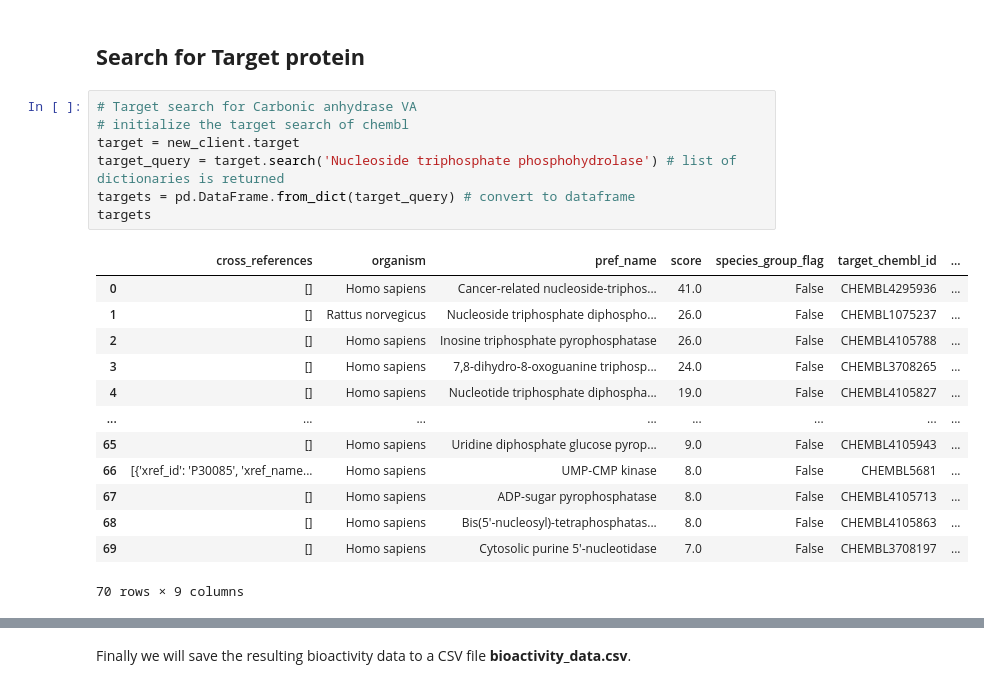
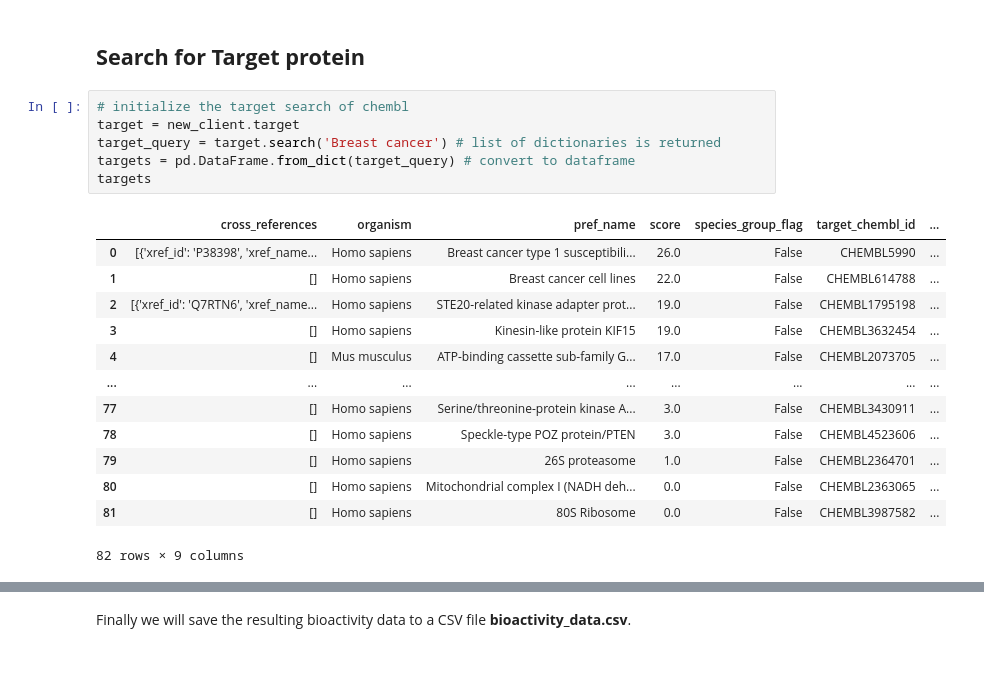
Before and after one commit to aradar46/DrugDiscovery, a Jupyter notebook: Computational Drug Discovery - Machine Learning.ipynb, the cells around one changed output, grey strips where cells are left out. Drawn from its saved outputs; the diff is of its cells as text.

Commit message:
modified target

```diff
--- a/Computational Drug Discovery - Machine Learning.ipynb
+++ b/Computational Drug Discovery - Machine Learning.ipynb
@@ -21,23 +21,22 @@ from chembl_webresource_client.new_client import new_client
 # %% [markdown]
 ## **Search for Target protein**
 # %%
-# Target search for Carbonic anhydrase VA
 # initialize the target search of chembl
 target = new_client.target
-target_query = target.search('Nucleoside triphosphate phosphohydrolase') # list of dictionaries is returned
+target_query = target.search('Breast cancer') # list of dictionaries is returned
 targets = pd.DataFrame.from_dict(target_query) # convert to dataframe
 targets
 # %% [output]
 |  | cross_references | organism | pref_name | score | species_group_flag | target_chembl_id | ... |
-| 0 | [] | Homo sapiens | Cancer-related nucleoside-triphos... | 41.0 | False | CHEMBL4295936 | ... |
-| 1 | [] | Rattus norvegicus | Nucleoside triphosphate diphospho... | 26.0 | False | CHEMBL1075237 | ... |
-| 2 | [] | Homo sapiens | Inosine triphosphate pyrophosphatase | 26.0 | False | CHEMBL4105788 | ... |
-| 3 | [] | Homo sapiens | 7,8-dihydro-8-oxoguanine triphosp... | 24.0 | False | CHEMBL3708265 | ... |
-| 4 | [] | Homo sapiens | Nucleotide triphosphate diphospha... | 19.0 | False | CHEMBL4105827 | ... |
+| 0 | [{'xref_id': 'P38398', 'xref_name... | Homo sapiens | Breast cancer type 1 susceptibili... | 26.0 | False | CHEMBL5990 | ... |
+| 1 | [] | Homo sapiens | Breast cancer cell lines | 22.0 | False | CHEMBL614788 | ... |
+| 2 | [{'xref_id': 'Q7RTN6', 'xref_name... | Homo sapiens | STE20-related kinase adapter prot... | 19.0 | False | CHEMBL1795198 | ... |
+| 3 | [] | Homo sapiens | Kinesin-like protein KIF15 | 19.0 | False | CHEMBL3632454 | ... |
+| 4 | [] | Mus musculus | ATP-binding cassette sub-family G... | 17.0 | False | CHEMBL2073705 | ... |
 | ... | ... | ... | ... | ... | ... | ... | ... |
-| 65 | [] | Homo sapiens | Uridine diphosphate glucose pyrop... | 9.0 | False | CHEMBL4105943 | ... |
-| 66 | [{'xref_id': 'P30085', 'xref_name... | Homo sapiens | UMP-CMP kinase | 8.0 | False | CHEMBL5681 | ... |
-| 67 | [] | Homo sapiens | ADP-sugar pyrophosphatase | 8.0 | False | CHEMBL4105713 | ... |
-| 68 | [] | Homo sapiens | Bis(5'-nucleosyl)-tetraphosphatas... | 8.0 | False | CHEMBL4105863 | ... |
-| 69 | [] | Homo sapiens | Cytosolic purine 5'-nucleotidase | 7.0 | False | CHEMBL3708197 | ... |
+| 77 | [] | Homo sapiens | Serine/threonine-protein kinase A... | 3.0 | False | CHEMBL3430911 | ... |
+| 78 | [] | Homo sapiens | Speckle-type POZ protein/PTEN | 3.0 | False | CHEMBL4523606 | ... |
+| 79 | [] | Homo sapiens | 26S proteasome | 1.0 | False | CHEMBL2364701 | ... |
+| 80 | [] | Homo sapiens | Mitochondrial complex I (NADH deh... | 0.0 | False | CHEMBL2363065 | ... |
+| 81 | [] | Homo sapiens | 80S Ribosome | 0.0 | False | CHEMBL3987582 | ... |
-70 rows × 9 columns
+82 rows × 9 columns
```
Also changed, not shown: parts of 61 cells of this notebook, 11 other files.
